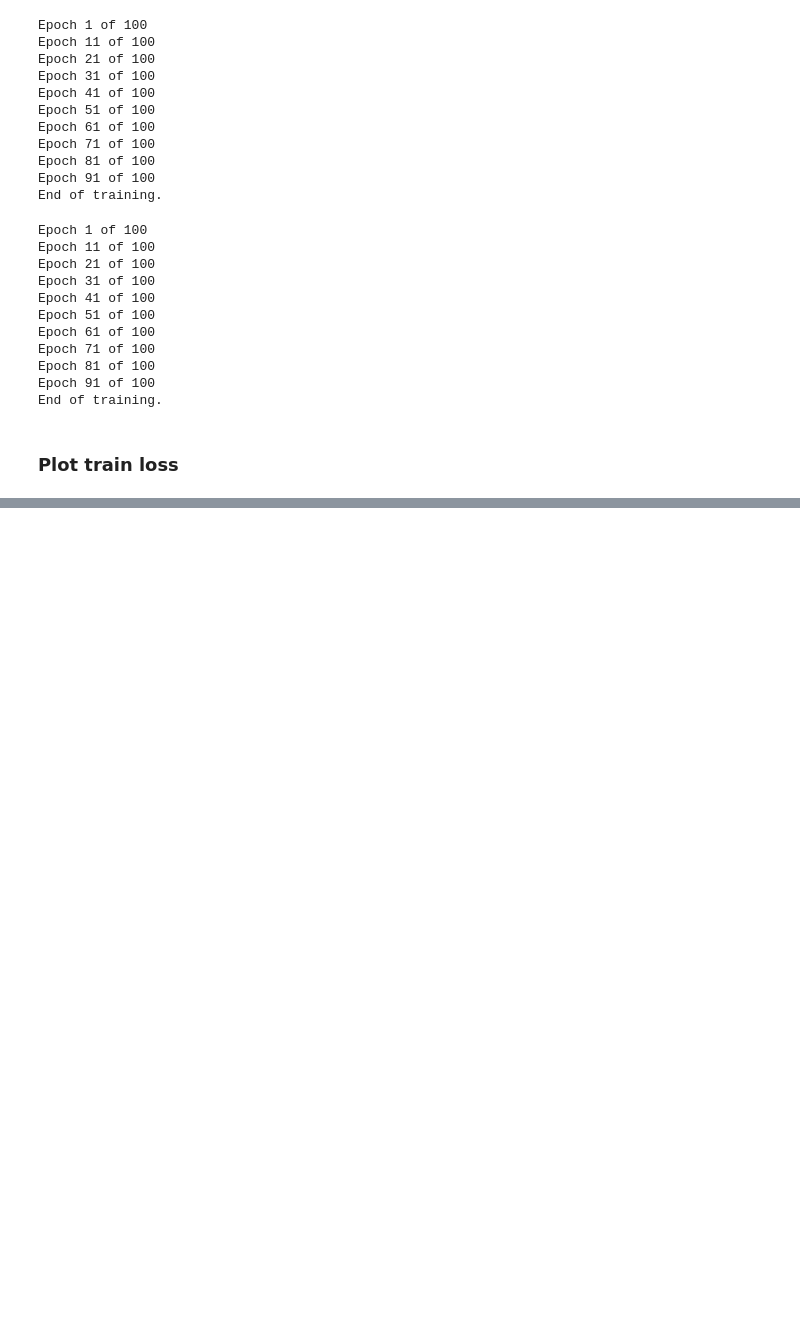
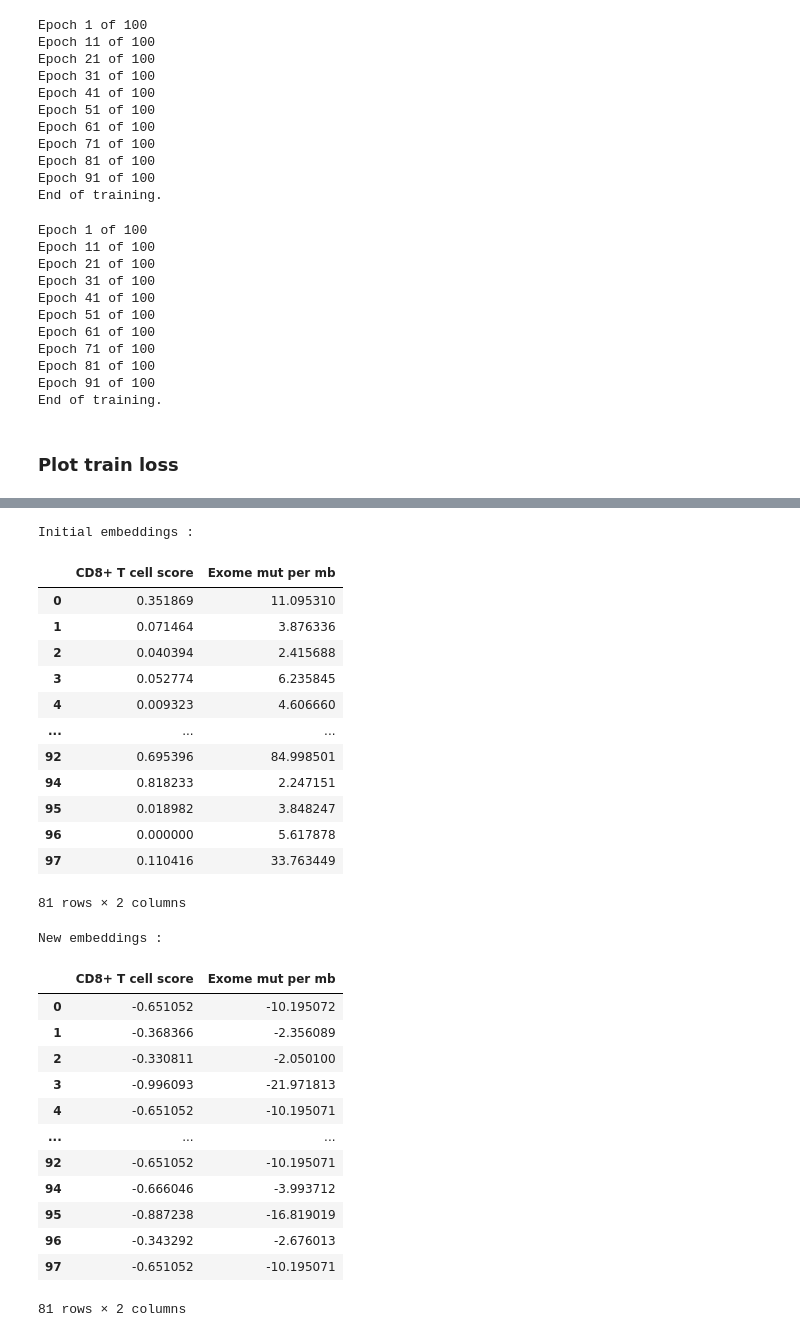
Before and after one commit to Arthur8754/mutational-signatures, a Jupyter notebook: gnn-cox.ipynb, the cells around one changed output, grey strips where cells are left out. Saved outputs shown, nothing was run; the diff lists cells and outputs as text; code cells hidden in the pictures; blank space fills up the shorter version.

```diff
--- a/gnn-cox.ipynb
+++ b/gnn-cox.ipynb
@@ -234,0 +276,36 @@ train_manager_os.plot_loss("Train loss OS","train-loss-os.png")
+# %%
+## OS :
+df_os_learnt = pd.DataFrame(gcn_classifier_os.forward_conv(pyg_graph_os.x, pyg_graph_os.edge_index).detach().numpy(), columns=features_name, index=df_os_non_censored.index)
+print("Initial embeddings : ")
+display(df_os_non_censored.loc[:,features_name])
+print("New embeddings : ")
+display(df_os_learnt)
+# %% [output]
+Initial embeddings :
+|  | CD8+ T cell score | Exome mut per mb |
+| 0 | 0.351869 | 11.095310 |
+| 1 | 0.071464 | 3.876336 |
+| 2 | 0.040394 | 2.415688 |
+| 3 | 0.052774 | 6.235845 |
+| 4 | 0.009323 | 4.606660 |
+| ... | ... | ... |
+| 92 | 0.695396 | 84.998501 |
+| 94 | 0.818233 | 2.247151 |
+| 95 | 0.018982 | 3.848247 |
+| 96 | 0.000000 | 5.617878 |
+| 97 | 0.110416 | 33.763449 |
+81 rows × 2 columns
+New embeddings :
+|  | CD8+ T cell score | Exome mut per mb |
+| 0 | -0.651052 | -10.195072 |
+| 1 | -0.368366 | -2.356089 |
+| 2 | -0.330811 | -2.050100 |
+| 3 | -0.996093 | -21.971813 |
+| 4 | -0.651052 | -10.195071 |
+| ... | ... | ... |
+| 92 | -0.651052 | -10.195071 |
+| 94 | -0.666046 | -3.993712 |
+| 95 | -0.887238 | -16.819019 |
+| 96 | -0.343292 | -2.676013 |
+| 97 | -0.651052 | -10.195071 |
+81 rows × 2 columns
```
Also changed, not shown: parts of 7 cells of this notebook, 1 other file.
